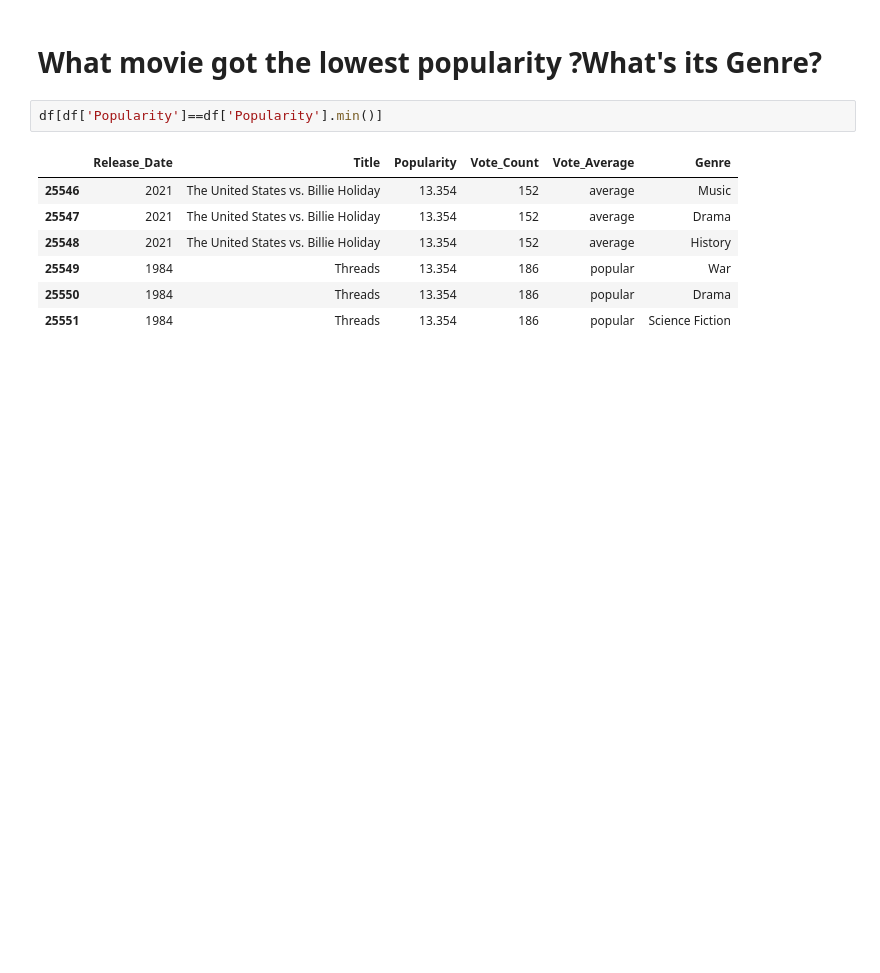
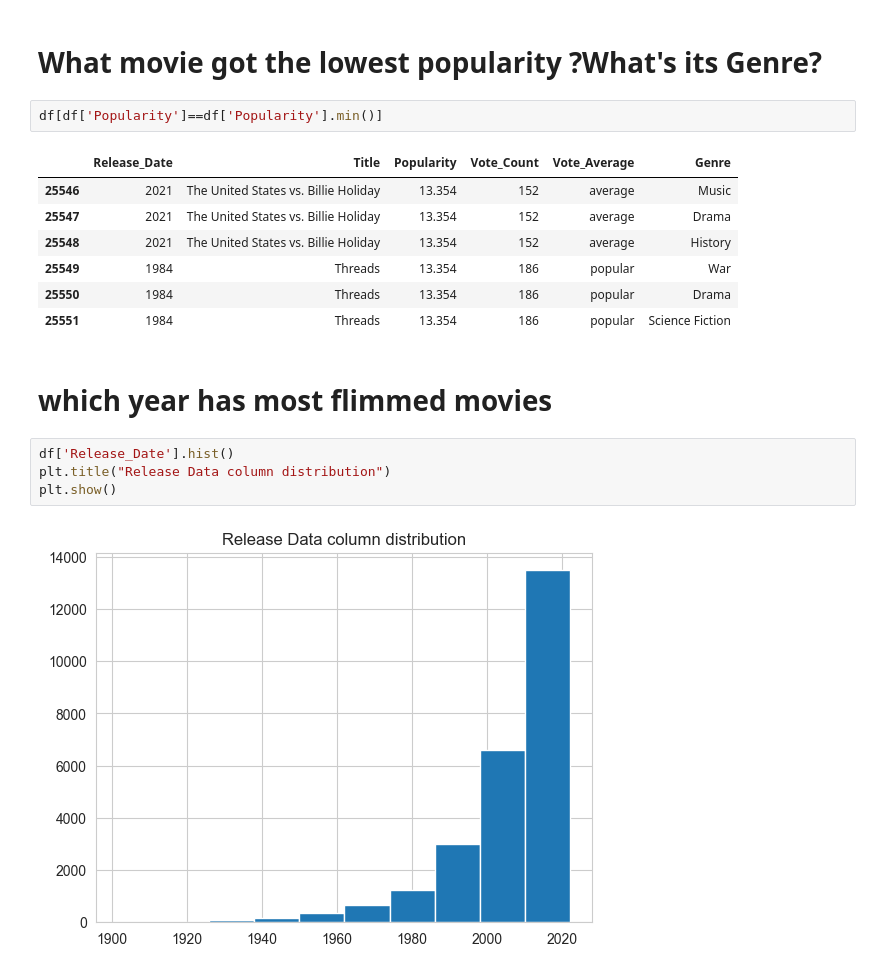
Before and after one commit to Ritika-Lund/Netflix-Project-, a Jupyter notebook: Netflix_DataAnalysis.ipynb, the cells around one changed output. Saved outputs shown, nothing was run; the diff lists cells and outputs as text; blank space fills up the shorter version.

Commit message:
Done with data visualization

```diff
--- a/Netflix_DataAnalysis.ipynb
+++ b/Netflix_DataAnalysis.ipynb
@@ -284,3 +284,11 @@ df[df['Popularity']==df['Popularity'].min()]
 | 25549 | 1984 | Threads | 13.354 | 186 | popular | War |
 | 25550 | 1984 | Threads | 13.354 | 186 | popular | Drama |
 | 25551 | 1984 | Threads | 13.354 | 186 | popular | Science Fiction |
+# %% [markdown]
+# which year has most flimmed movies
+# %%
+df['Release_Date'].hist()
+plt.title("Release Data column distribution")
+plt.show()
+# %% [output]
+[figure, added]
```
